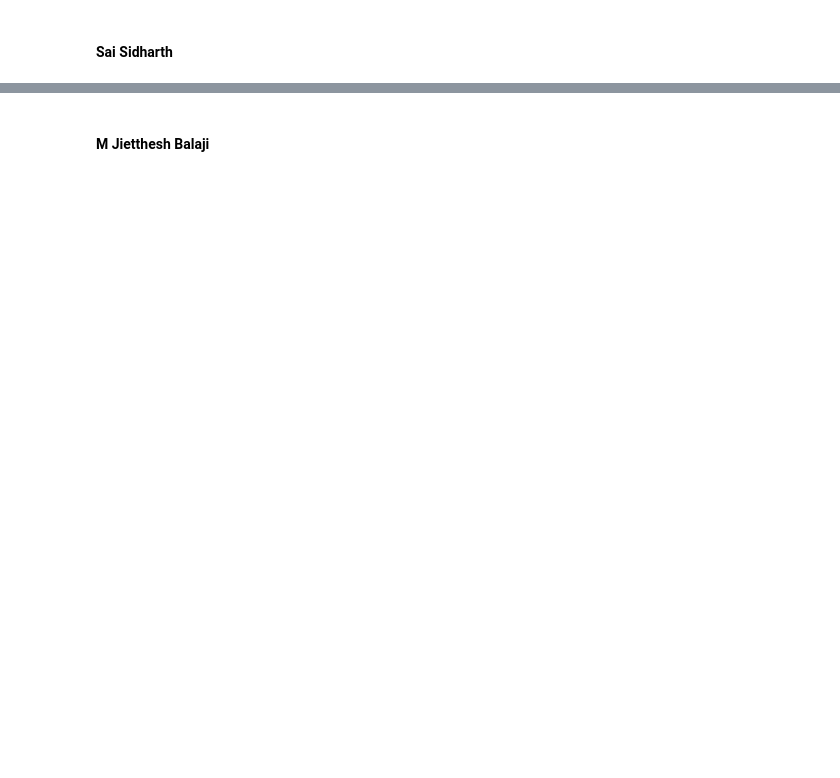
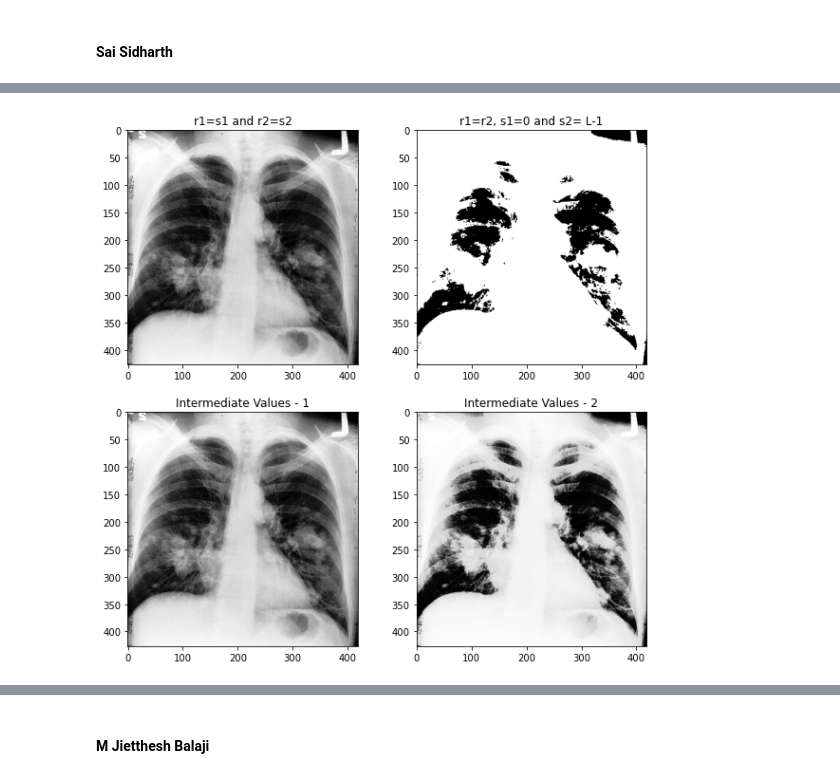
Before and after one commit to Sai-Sid07/Lung-Cancer-Detection, a Jupyter notebook: Lung Cancer - Review 1.ipynb, the cells around one changed output, grey strips where cells are left out. Saved outputs shown, nothing was run; the diff lists cells and outputs as text; code cells hidden in the pictures; blank space fills up the shorter version.

```diff
--- a/Lung Cancer - Review 1.ipynb
+++ b/Lung Cancer - Review 1.ipynb
@@ -61,0 +223,67 @@ import cv2
+# %%
+#Region Based Transformation:
+#    1. Contrast Streching
+#    2. Intensity-Level Slicing
+#    3. Bit-Plane Slicing
+
+#1. Contrast Streching
+def pixelVal(pix, r1, s1, r2, s2):
+    if (0 <= pix and pix <= r1):
+        return (s1 / r1)*pix
+    elif (r1 < pix and pix <= r2):
+        return ((s2 - s1)/(r2 - r1)) * (pix - r1) + s1
+    else:
+        return ((255 - s2)/(255 - r2)) * (pix - r2) + s2
+
+pixelVal_vec = np.vectorize(pixelVal)
+#Setting r1, r2, s1 and s2 values
+
+#Set 1 - Same Output when r1 = s1 and r2 = s2
+r1_1 = 15
+s1_1 = 15
+r2_1 = 140
+s2_1 = 140
+
+#Set 2 - Binary Image when r2 = r2 and s1 = 0 and s2 = L - 1
+r1_2 = 45
+s1_2 = 0
+r2_2 = 45
+s2_2 = 255
+
+#Set 3 - Random Values 1
+r1_3 = 57
+s1_3 = 74
+r2_3 = 123
+s2_3 = 134
+
+#Set 4 - Random Values 2
+r1_4 = 32
+s1_4 = 12
+r2_4 = 97
+s2_4 = 210
+
+contrast_stretched_1 = pixelVal_vec(img_base, r1_1, s1_1, r2_1, s2_1)
+contrast_stretched_2 = pixelVal_vec(img_base, r1_2, s1_2, r2_2, s2_2)
+contrast_stretched_3 = pixelVal_vec(img_base, r1_3, s1_3, r2_3, s2_3)
+contrast_stretched_4 = pixelVal_vec(img_base, r1_4, s1_4, r2_4, s2_4)
+
+fig = plt.figure(figsize=(10,10))
+
+#(2,2,1) -> x, y and which position
+axis1 = fig.add_subplot(2,2,1)
+axis1.imshow(contrast_stretched_1, cmap='gray')
+axis1.title.set_text('r1=s1 and r2=s2')
+
+axis2 = fig.add_subplot(2,2,2)
+axis2.imshow(contrast_stretched_2, cmap='gray')
+axis2.title.set_text('r1=r2, s1=0 and s2= L-1')
+
+axis3 = fig.add_subplot(2,2,3)
+axis3.imshow(contrast_stretched_3, cmap='gray')
+axis3.title.set_text('Intermediate Values - 1')
+
+axis4 = fig.add_subplot(2,2,4)
+axis4.imshow(contrast_stretched_4, cmap='gray')
+axis4.title.set_text('Intermediate Values - 2')
+# %% [output]
+[figure, added]
```
Also changed, not shown: parts of 16 cells of this notebook, 9 other files.
